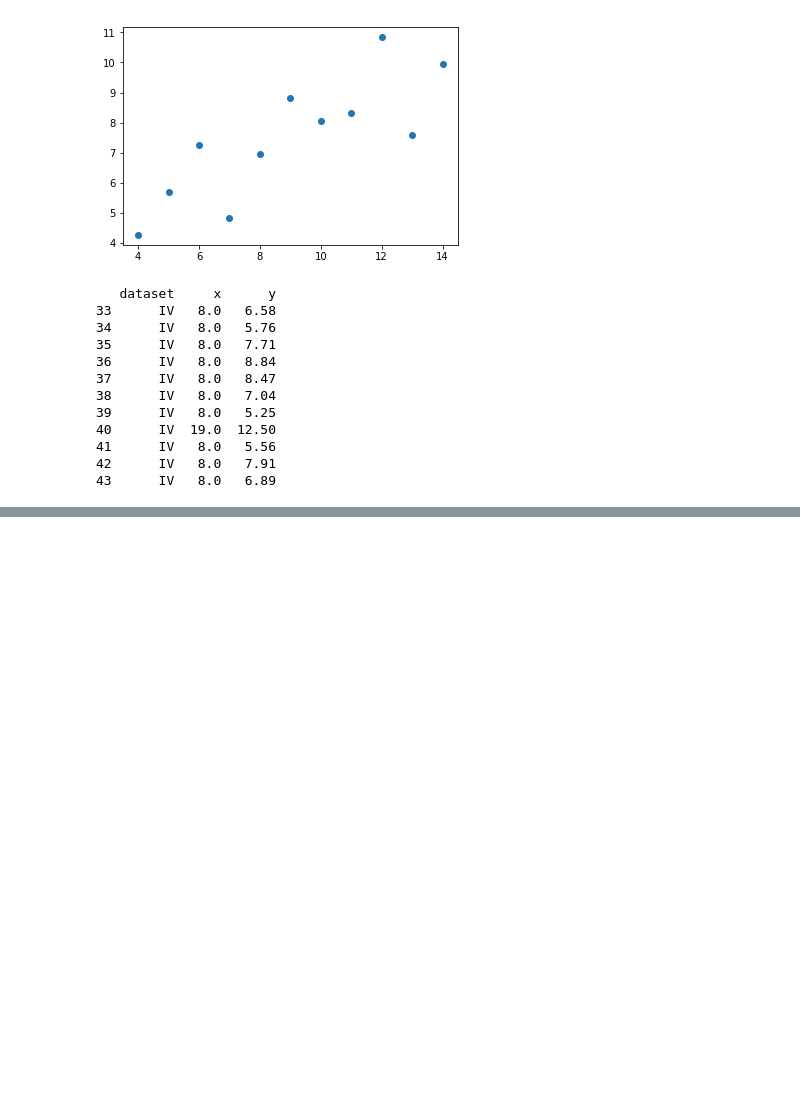
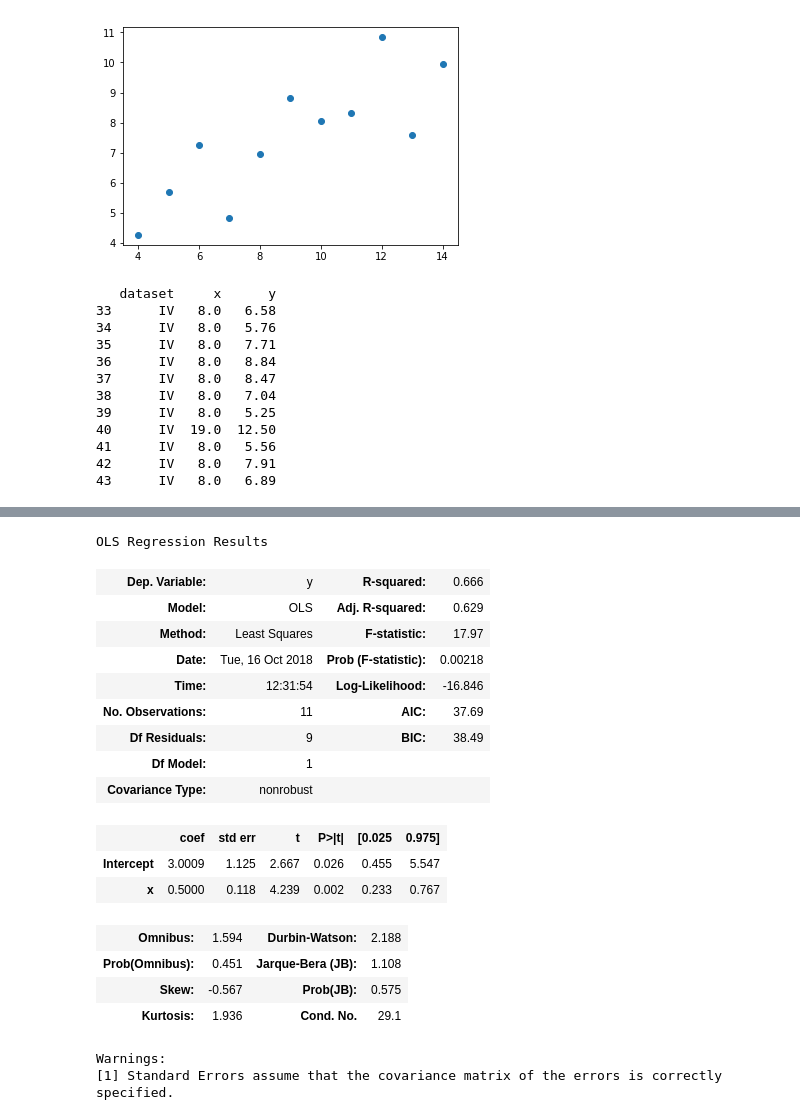
Before and after one commit to MarcoMen-Temp/Fundamentals-Practice, a Jupyter notebook: Anscombe Quartet Analysis.ipynb, the cells around one changed output, grey strips where cells are left out. Drawn from its saved outputs; the diff is of its cells as text; code cells hidden in the pictures; blank space fills up the shorter version.

```diff
--- a/Anscombe Quartet Analysis.ipynb
+++ b/Anscombe Quartet Analysis.ipynb
@@ -70,0 +188,22 @@ print(ds_4)
+# %%
+result2.summary()
+# %% [output]
+OLS Regression Results
+| Dep. Variable: | y | R-squared: | 0.666 |
+| Model: | OLS | Adj. R-squared: | 0.629 |
+| Method: | Least Squares | F-statistic: | 17.97 |
+| Date: | Tue, 16 Oct 2018 | Prob (F-statistic): | 0.00218 |
+| Time: | 12:31:54 | Log-Likelihood: | -16.846 |
+| No. Observations: | 11 | AIC: | 37.69 |
+| Df Residuals: | 9 | BIC: | 38.49 |
+| Df Model: | 1 |  |  |
+| Covariance Type: | nonrobust |  |  |
+|  | coef | std err | t | P>|t| | [0.025 | 0.975] |
+| Intercept | 3.0009 | 1.125 | 2.667 | 0.026 | 0.455 | 5.547 |
+| x | 0.5000 | 0.118 | 4.239 | 0.002 | 0.233 | 0.767 |
+| Omnibus: | 1.594 | Durbin-Watson: | 2.188 |
+| Prob(Omnibus): | 0.451 | Jarque-Bera (JB): | 1.108 |
+| Skew: | -0.567 | Prob(JB): | 0.575 |
+| Kurtosis: | 1.936 | Cond. No. | 29.1 |
+Warnings:
+[1] Standard Errors assume that the covariance matrix of the errors is correctly specified.
```
Also changed, not shown: parts of 12 cells of this notebook.
